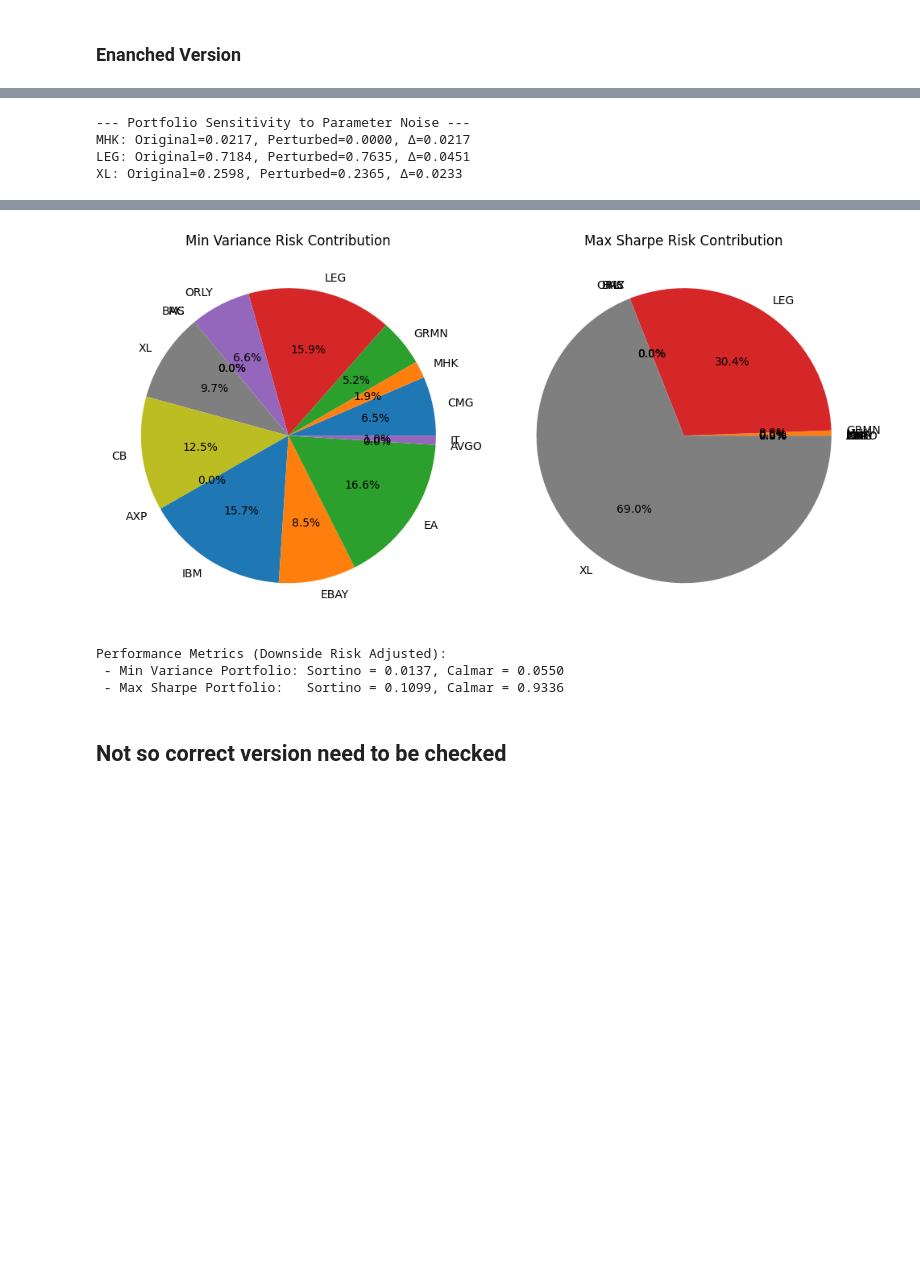
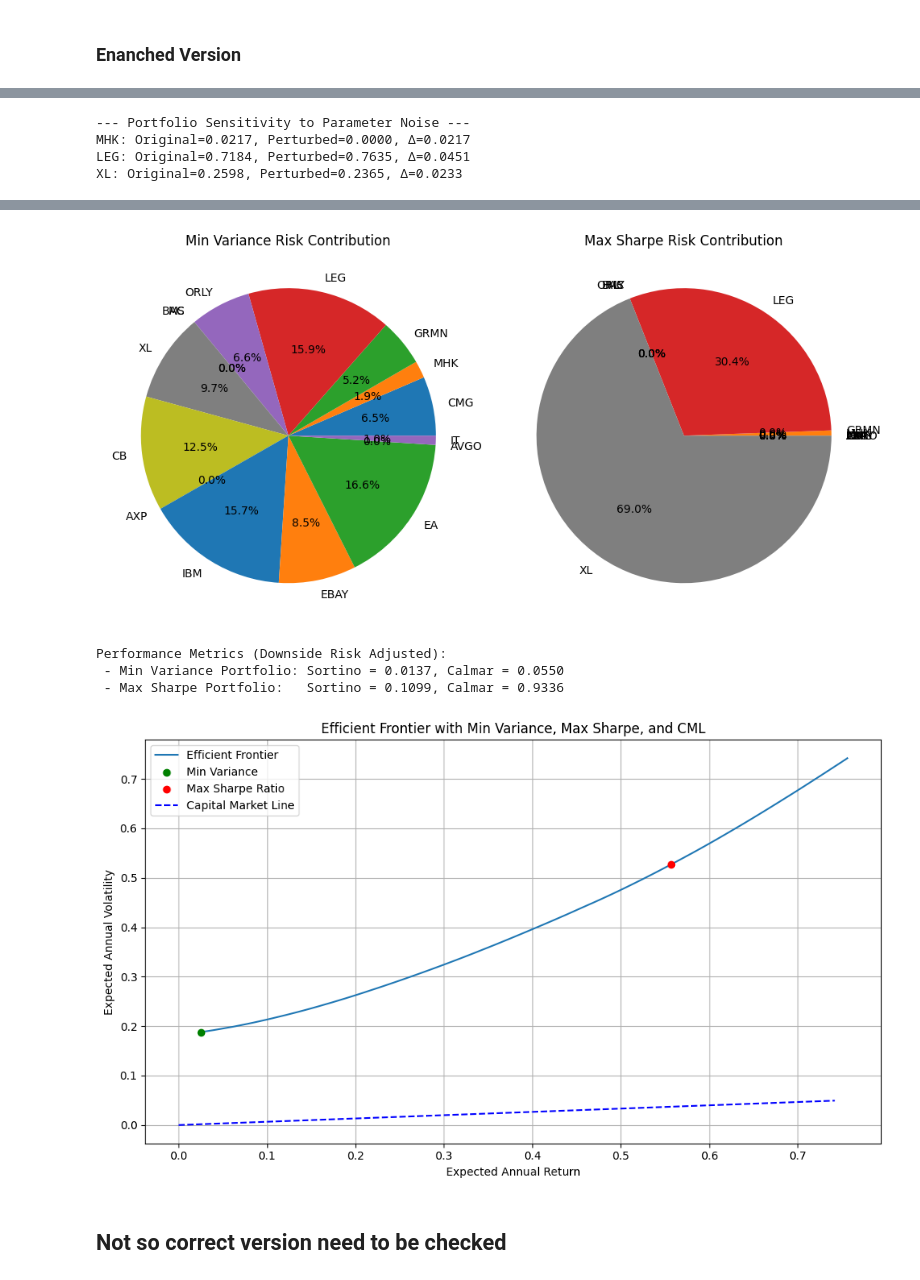
Before and after one commit to khalilvandian/portfolio_management, a Jupyter notebook: Optimal_Portfolio.ipynb, the cells around one changed output, grey strips where cells are left out. Drawn from its saved outputs; the diff is of its cells as text; code cells hidden in the pictures; blank space fills up the shorter version.

Commit message:
Add risk-free and compute correctly Efficent Frontier and Tangency Portoflio

```diff
--- a/Optimal_Portfolio.ipynb
+++ b/Optimal_Portfolio.ipynb
@@ -934,6 +934,36 @@ print(f"\nPerformance Metrics (Downside Risk Adjusted):")
 print(f" - Min Variance Portfolio: Sortino = {sortino_min_var:.4f}, Calmar = {calmar_min_var:.4f}")
 print(f" - Max Sharpe Portfolio:   Sortino = {sortino_max_sharpe:.4f}, Calmar = {calmar_max_sharpe:.4f}")
 
+# --- Plot with annotations and Capital Market Line (CML) ---
+plt.figure(figsize=(10, 6))
+annual_returns = [r * 252 for r in efficient_returns[:len(efficient_risks)]]
+annual_vols = [v * np.sqrt(252) for v in efficient_risks]
+
+plt.plot(annual_vols, annual_returns, label='Efficient Frontier')
+
+# Mark key points
+plt.scatter(annual_vols[min_var_idx], annual_returns[min_var_idx],
+            color='green', label='Min Variance', zorder=5)
+plt.scatter(annual_vols[max_sharpe_idx], annual_returns[max_sharpe_idx],
+            color='red', label='Max Sharpe Ratio', zorder=5)
+
+# Add Capital Market Line (CML) - FIXED
+slope = sharpe_ratios[max_sharpe_idx]
+cml_volatility = np.linspace(0, max(annual_vols), 100)
+cml_return = rf + slope * cml_volatility
+plt.plot(cml_volatility, cml_return, linestyle='--', color='blue', label='Capital Market Line')
+
+# Add risk-free point
+plt.scatter(0, rf, color='black', marker='*', s=120, label='Risk-Free Asset', zorder=5)
+
+plt.xlabel('Expected Annual Volatility')
+plt.ylabel('Expected Annual Return')
+plt.title('Efficient Frontier with Min Variance, Max Sharpe, and CML')
+plt.grid(True)
+plt.legend()
+plt.tight_layout()
+plt.show()
+
 final_portfolio.to_csv("final_portfolio.csv", index=False)
 # %% [output]
 Final Portfolio Allocation (Equal Sector Allocation):
@@ -953,33 +983,34 @@ Final Portfolio Allocation (Equal Sector Allocation):
 12     XL  6.272809e-03
 13    MHK  6.114575e-03
 14   AVGO  2.258755e-19
 [figure]
 --- Portfolio Sensitivity to Parameter Noise ---
 MHK: Original=0.0217, Perturbed=0.0000, Δ=0.0217
 LEG: Original=0.7184, Perturbed=0.7635, Δ=0.0451
 XL: Original=0.2598, Perturbed=0.2365, Δ=0.0233
 [figure]
 --- Minimum Variance Portfolio Weights ---
 CMG: 0.0767
 MHK: 0.0162
 GRMN: 0.0635
 LEG: 0.1226
 ORLY: 0.0852
 XL: 0.0335
 CB: 0.1452
 IBM: 0.1684
 EBAY: 0.0967
 EA: 0.1797
 IT: 0.0124
 ... (22 lines left out)
 
 Max Sharpe Portfolio:
 LEG: 30.41%
 XL: 69.02%
 [figure]
 Performance Metrics (Downside Risk Adjusted):
  - Min Variance Portfolio: Sortino = 0.0137, Calmar = 0.0550
  - Max Sharpe Portfolio:   Sortino = 0.1099, Calmar = 0.9336
+[figure, added]
 # %% [markdown]
 ## Not so correct version need to be checked
 # %%
```
